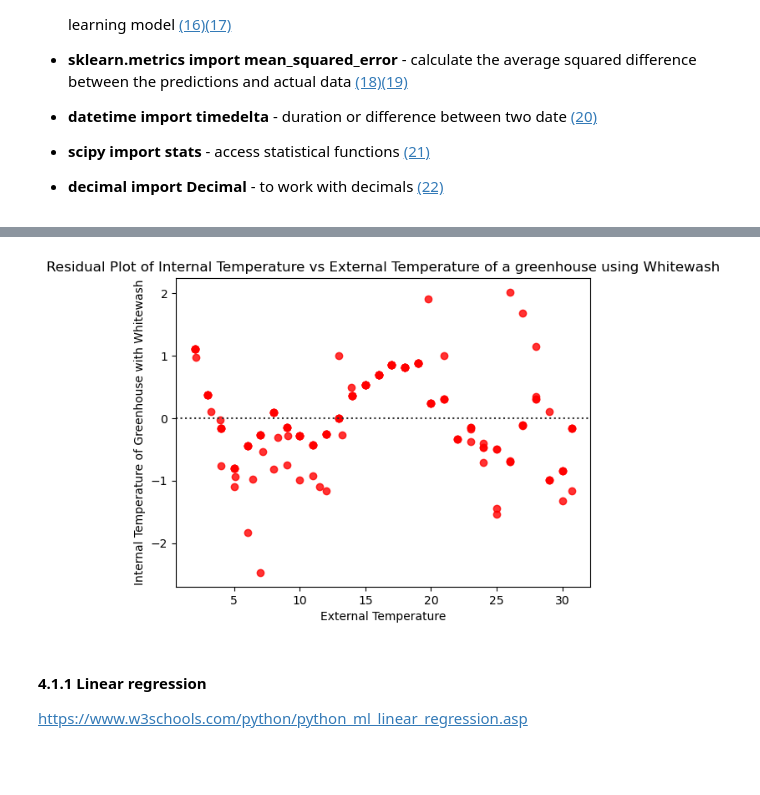
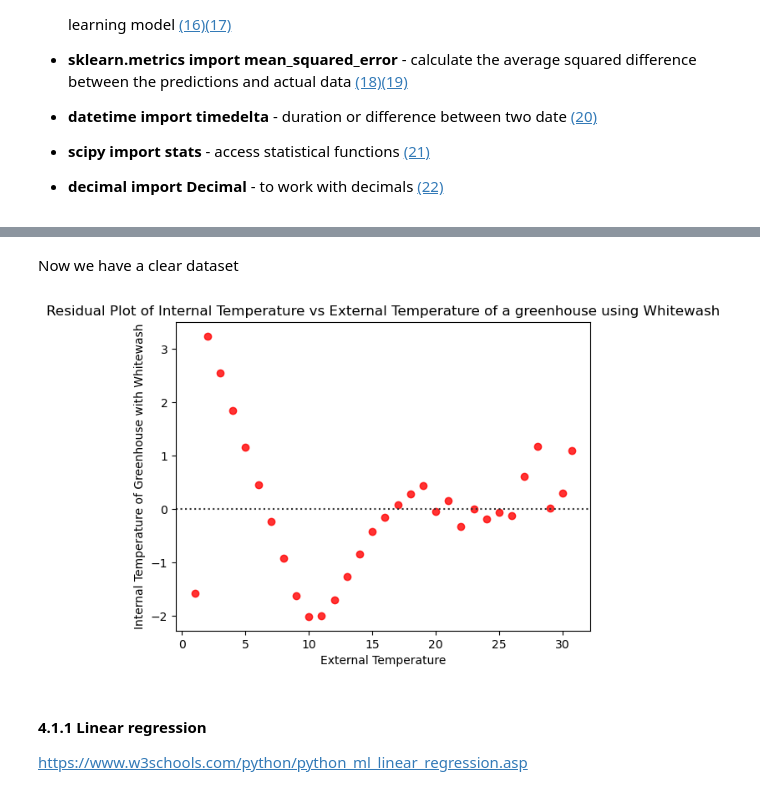
Before and after one commit to kknb1982/pfda, a Jupyter notebook: project/weather_suitability.ipynb, the cells around one changed output, grey strips where cells are left out. Drawn from its saved outputs; the diff is of its cells as text; code cells hidden in the pictures; blank space fills up the shorter version.

```diff
--- a/project/weather_suitability.ipynb
+++ b/project/weather_suitability.ipynb
@@ -135,0 +153,3 @@ Drop rows with missing data for whitewashing https://www.aporia.com/resources/ho
+# %%
+whitewash_data.dropna(inplace=True)
+whitewash_data.info()
@@ -136,24 +170,20 @@ Drop rows with missing data for whitewashing https://www.aporia.com/resources/ho
+# %% [markdown]
+Now we have a clear dataset
 # %%
-# Drop rows with missing values for whitewash
-df_tech.dropna(subset=['Whitewash'], inplace=True)
-
-# Select the data for the regression analysis
-whitewash_data = df_tech[['Whitewash', 'External']]
-
 # Set the x and y values
 x = whitewash_data['External']
 y = whitewash_data['Whitewash']
 
 # Perform the regression analysis
 sns.residplot(x=x, y=y, color="r")
 
 # Label the chart
 plt.xlabel('External Temperature')
 plt.ylabel('Internal Temperature of Greenhouse with Whitewash')
 plt.title('Residual Plot of Internal Temperature vs External Temperature of a greenhouse using Whitewash')
 plt.show()
 # %% [output]
-[figure, old version]
+[figure, new version]
 # %% [markdown]
 #### 4.1.1 Linear regression
 
```
Also changed, not shown: parts of 33 cells of this notebook, 1 other file.
